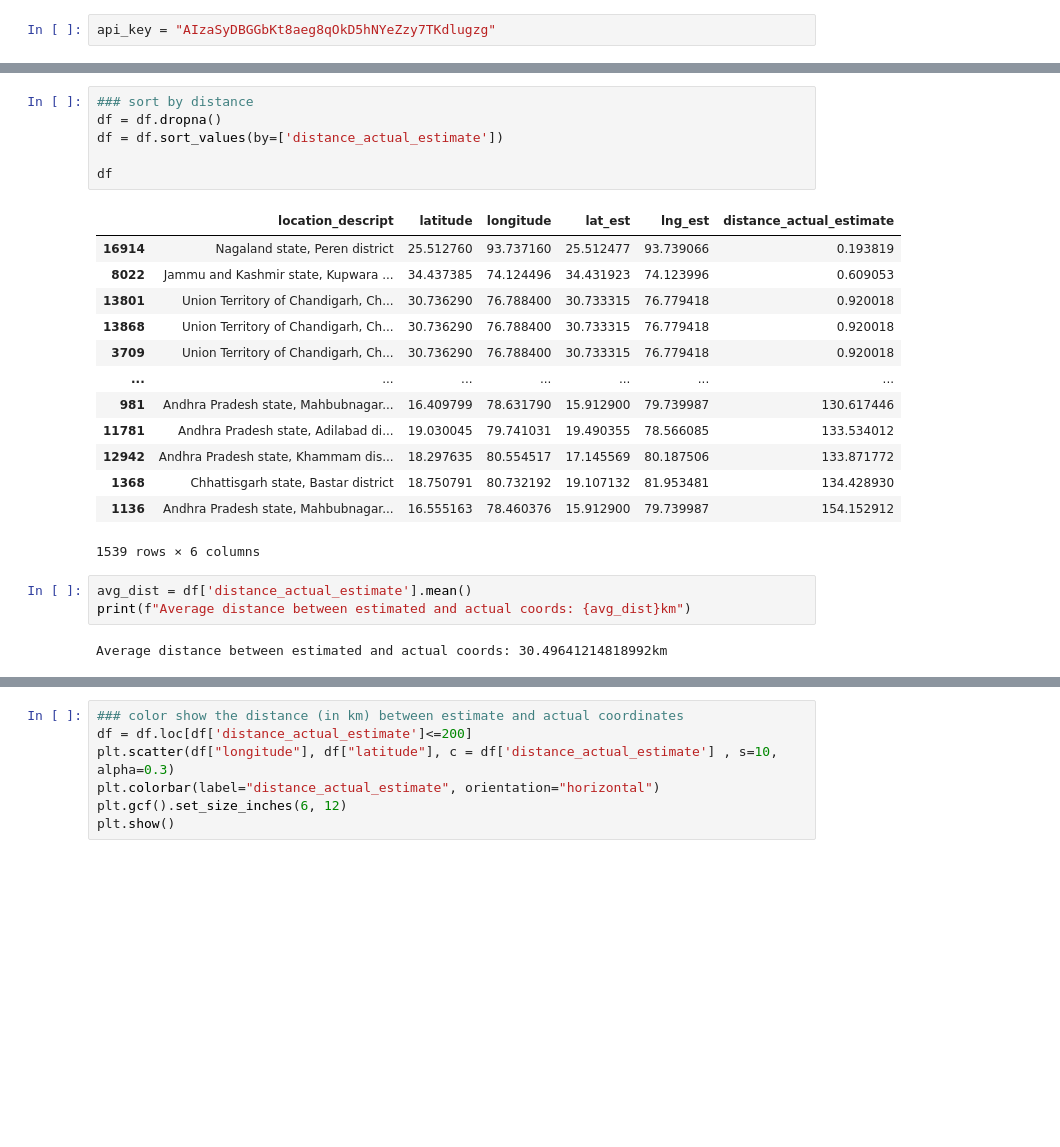
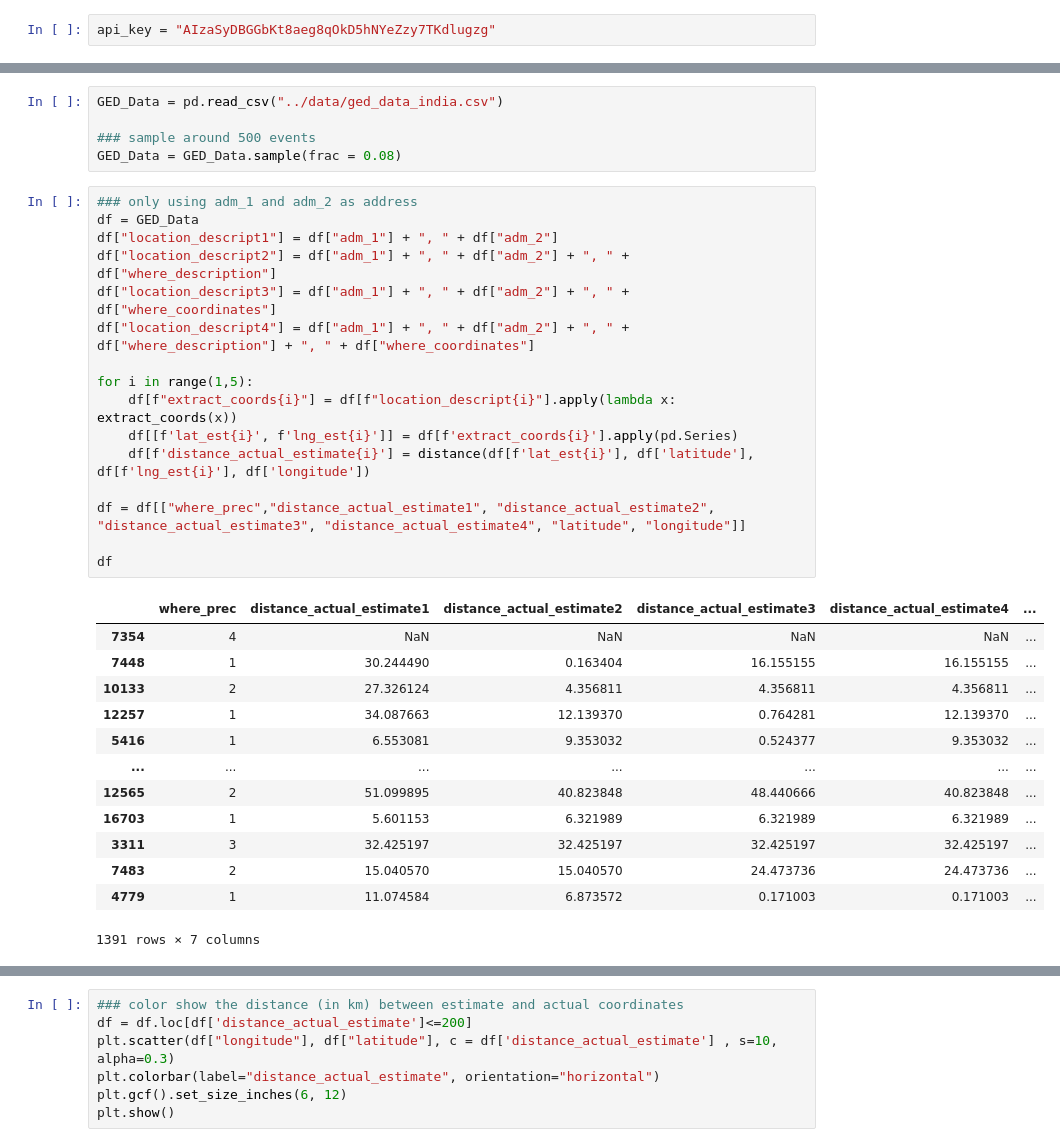
Before and after one commit to jonathanold/conflict-india, a Jupyter notebook: code/geocoding-conflicts.ipynb, the cells around one changed output, grey strips where cells are left out. Saved outputs shown, nothing was run; the diff lists cells and outputs as text; blank space fills up the shorter version.

```diff
--- a/code/geocoding-conflicts.ipynb
+++ b/code/geocoding-conflicts.ipynb
@@ -128,25 +57,35 @@ df
-# %%
-### sort by distance
-df = df.dropna()
-df = df.sort_values(by=['distance_actual_estimate'])
-
-df
-# %% [output]
-|  | location_descript | latitude | longitude | lat_est | lng_est | distance_actual_estimate |
-| 16914 | Nagaland state, Peren district | 25.512760 | 93.737160 | 25.512477 | 93.739066 | 0.193819 |
-| 8022 | Jammu and Kashmir state, Kupwara ... | 34.437385 | 74.124496 | 34.431923 | 74.123996 | 0.609053 |
-| 13801 | Union Territory of Chandigarh, Ch... | 30.736290 | 76.788400 | 30.733315 | 76.779418 | 0.920018 |
-| 13868 | Union Territory of Chandigarh, Ch... | 30.736290 | 76.788400 | 30.733315 | 76.779418 | 0.920018 |
-| 3709 | Union Territory of Chandigarh, Ch... | 30.736290 | 76.788400 | 30.733315 | 76.779418 | 0.920018 |
-| ... | ... | ... | ... | ... | ... | ... |
-| 981 | Andhra Pradesh state, Mahbubnagar... | 16.409799 | 78.631790 | 15.912900 | 79.739987 | 130.617446 |
-| 11781 | Andhra Pradesh state, Adilabad di... | 19.030045 | 79.741031 | 19.490355 | 78.566085 | 133.534012 |
-| 12942 | Andhra Pradesh state, Khammam dis... | 18.297635 | 80.554517 | 17.145569 | 80.187506 | 133.871772 |
-| 1368 | Chhattisgarh state, Bastar district | 18.750791 | 80.732192 | 19.107132 | 81.953481 | 134.428930 |
-| 1136 | Andhra Pradesh state, Mahbubnagar... | 16.555163 | 78.460376 | 15.912900 | 79.739987 | 154.152912 |
-1539 rows × 6 columns
-# %%
-avg_dist = df['distance_actual_estimate'].mean()
-print(f"Average distance between estimated and actual coords: {avg_dist}km")
-# %% [output]
-Average distance between estimated and actual coords: 30.49641214818992km
+# %%
+GED_Data = pd.read_csv("../data/ged_data_india.csv")
+
+### sample around 500 events
+GED_Data = GED_Data.sample(frac = 0.08)
+# %%
+### only using adm_1 and adm_2 as address
+df = GED_Data
+df["location_descript1"] = df["adm_1"] + ", " + df["adm_2"]
+df["location_descript2"] = df["adm_1"] + ", " + df["adm_2"] + ", " + df["where_description"]
+df["location_descript3"] = df["adm_1"] + ", " + df["adm_2"] + ", " + df["where_coordinates"]
+df["location_descript4"] = df["adm_1"] + ", " + df["adm_2"] + ", " + df["where_description"] + ", " + df["where_coordinates"]
+
+for i in range(1,5):
+    df[f"extract_coords{i}"] = df[f"location_descript{i}"].apply(lambda x: extract_coords(x))
+    df[[f'lat_est{i}', f'lng_est{i}']] = df[f'extract_coords{i}'].apply(pd.Series)
+    df[f'distance_actual_estimate{i}'] = distance(df[f'lat_est{i}'], df['latitude'], df[f'lng_est{i}'], df['longitude'])
+
+df = df[["where_prec","distance_actual_estimate1", "distance_actual_estimate2", "distance_actual_estimate3", "distance_actual_estimate4", "latitude", "longitude"]]
+
+df
+# %% [output]
+|  | where_prec | distance_actual_estimate1 | distance_actual_estimate2 | distance_actual_estimate3 | distance_actual_estimate4 | ... |
+| 7354 | 4 | NaN | NaN | NaN | NaN | ... |
+| 7448 | 1 | 30.244490 | 0.163404 | 16.155155 | 16.155155 | ... |
+| 10133 | 2 | 27.326124 | 4.356811 | 4.356811 | 4.356811 | ... |
+| 12257 | 1 | 34.087663 | 12.139370 | 0.764281 | 12.139370 | ... |
+| 5416 | 1 | 6.553081 | 9.353032 | 0.524377 | 9.353032 | ... |
+| ... | ... | ... | ... | ... | ... | ... |
+| 12565 | 2 | 51.099895 | 40.823848 | 48.440666 | 40.823848 | ... |
+| 16703 | 1 | 5.601153 | 6.321989 | 6.321989 | 6.321989 | ... |
+| 3311 | 3 | 32.425197 | 32.425197 | 32.425197 | 32.425197 | ... |
+| 7483 | 2 | 15.040570 | 15.040570 | 24.473736 | 24.473736 | ... |
+| 4779 | 1 | 11.074584 | 6.873572 | 0.171003 | 0.171003 | ... |
+1391 rows × 7 columns
```
Also changed, not shown: parts of 9 cells of this notebook, 1 other file.
